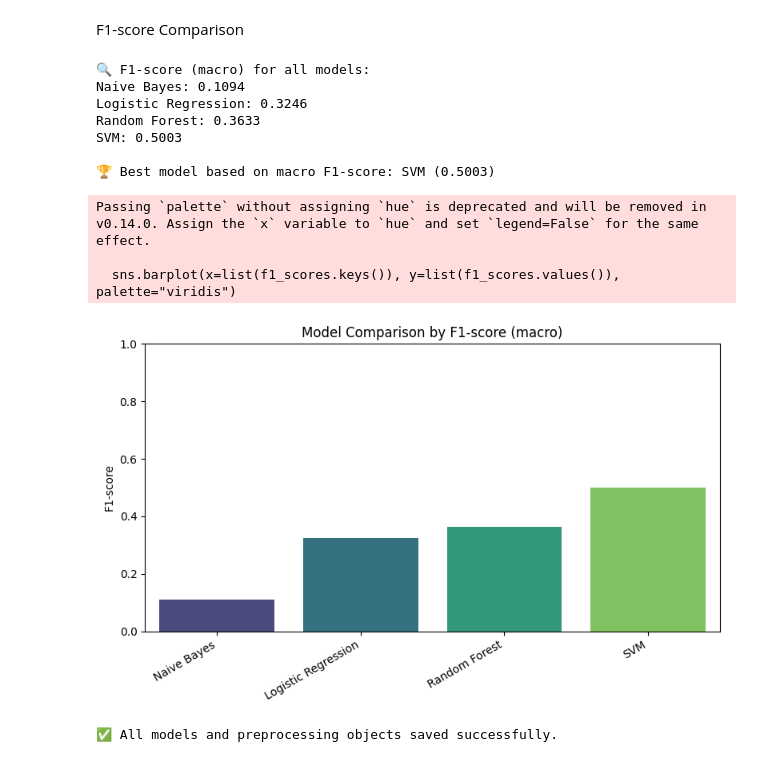
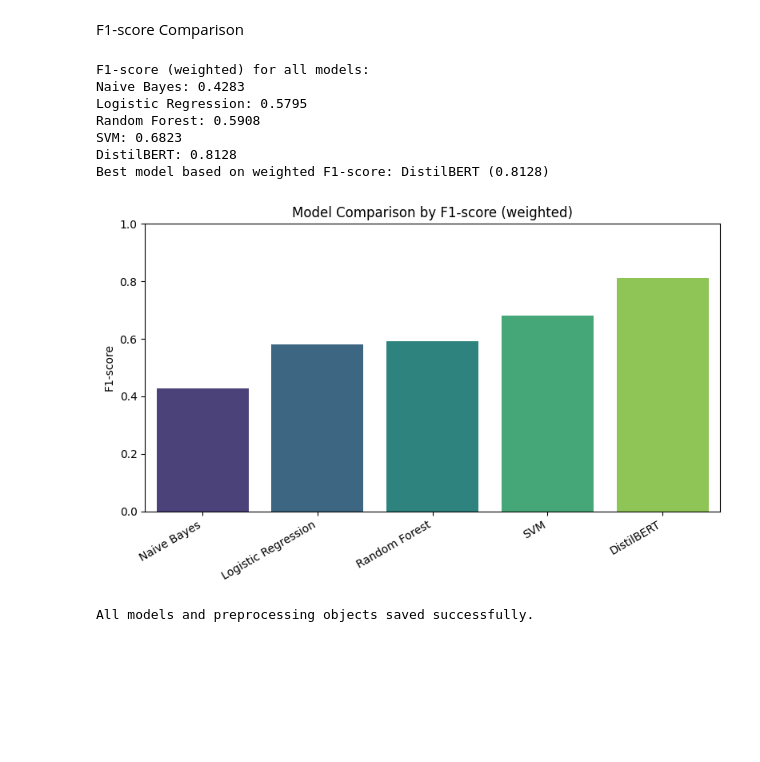
Before and after one commit to AnastasiyaDmrsk/book_classification, a Jupyter notebook: proyecto.ipynb, the cells around one changed output. Cells and saved outputs as stored; diff of their text form; code cells hidden in the pictures; blank space fills up the shorter version.

Commit message:
added DistilBERT and all results in the table

```diff
--- a/proyecto.ipynb
+++ b/proyecto.ipynb
@@ -38,6 +42,9 @@ import pandas as pd
 import matplotlib.pyplot as plt
 import seaborn as sns
 import joblib
+import nltk
+import torch
+from datasets import Dataset
 
 from sklearn.model_selection import train_test_split
 from sklearn.feature_extraction.text import TfidfVectorizer
@@ -49,6 +56,12 @@ from sklearn.svm import LinearSVC
 
 from sklearn.metrics import classification_report, accuracy_score, confusion_matrix, f1_score
 from sklearn.utils.multiclass import unique_labels
+
+from transformers import DistilBertTokenizerFast, DistilBertForSequenceClassification, Trainer, TrainingArguments
+
+
+from nltk.corpus import stopwords
+nltk.download('stopwords')
 
 df = pd.read_csv("data.csv")
 df_clean = df.dropna(subset=["description", "categories"]).copy()
@@ -72,6 +85,6 @@ X_train, X_test, y_train, y_test = train_test_split(
 )
 
 # vectorize descriptions
-vectorizer = TfidfVectorizer(stop_words="english", max_features=5000)
+vectorizer = TfidfVectorizer(stop_words="english", max_features=5000, sublinear_tf=True)
 X_train_vec = vectorizer.fit_transform(X_train)
 X_test_vec = vectorizer.transform(X_test)
@@ -158,50 +265,51 @@ plt.show()
 F1-score Comparison
 # %%
 f1_scores = {
-    "Naive Bayes": f1_score(y_test, y_pred_nb, average="macro", zero_division=0),
-    "Logistic Regression": f1_score(y_test, y_pred_lr, average="macro", zero_division=0),
-    "Random Forest": f1_score(y_test, y_pred_rf, average="macro", zero_division=0),
-    "SVM": f1_score(y_test, y_pred_svm, average="macro", zero_division=0)
+    "Naive Bayes": f1_score(y_test, y_pred_nb, average="weighted", zero_division=0),
+    "Logistic Regression": f1_score(y_test, y_pred_lr, average="weighted", zero_division=0),
+    "Random Forest": f1_score(y_test, y_pred_rf, average="weighted", zero_division=0),
+    "SVM": f1_score(y_test, y_pred_svm, average="weighted", zero_division=0),
+    "DistilBERT" : eval_result.get("eval_f1")
 }
 # Print F1-scores
-print("\n🔍 F1-score (macro) for all models:")
+print("\nF1-score (weighted) for all models:")
 for model_name, score in f1_scores.items():
     print(f"{model_name}: {score:.4f}")
 
 # Find the best model
 best_model_name = max(f1_scores, key=f1_scores.get)
 best_f1_score = f1_scores[best_model_name]
-print(f"\n🏆 Best model based on macro F1-score: {best_model_name} ({best_f1_score:.4f})")
+print(f"Best model based on weighted F1-score: {best_model_name} ({best_f1_score:.4f})")
+
+model_names = list(f1_scores.keys())
+f1_vals = list(f1_scores.values())
 
 # Plot F1-score comparison
 plt.figure(figsize=(8, 5))
-sns.barplot(x=list(f1_scores.keys()), y=list(f1_scores.values()), palette="viridis")
-plt.title("Model Comparison by F1-score (macro)")
+sns.barplot(x=model_names, y=f1_vals, hue=model_names, palette="viridis", legend=False)
+plt.title("Model Comparison by F1-score (weighted)")
 plt.ylabel("F1-score")
 plt.ylim(0, 1)
 plt.xticks(rotation=30, ha='right')
 plt.tight_layout()
 plt.show()
 
 # === Save all models and encoders ===
 joblib.dump(model_nb, "genre_classifier_nb.pkl")
 joblib.dump(log_reg, "genre_classifier_logreg.pkl")
 joblib.dump(rf_model, "genre_classifier_rf.pkl")
 joblib.dump(svm_model, "genre_classifier_svm.pkl")
 joblib.dump(vectorizer, "tfidf_vectorizer.pkl")
 joblib.dump(label_encoder, "label_encoder.pkl")
 
-print("\n✅ All models and preprocessing objects saved successfully.")
+print("All models and preprocessing objects saved successfully.")
 # %% [output]
-🔍 F1-score (macro) for all models:
-Naive Bayes: 0.1094
-Logistic Regression: 0.3246
-Random Forest: 0.3633
-SVM: 0.5003
-
-🏆 Best model based on macro F1-score: SVM (0.5003)
+F1-score (weighted) for all models:
+Naive Bayes: 0.4283
+Logistic Regression: 0.5795
+Random Forest: 0.5908
+SVM: 0.6823
+DistilBERT: 0.8128
+Best model based on weighted F1-score: DistilBERT (0.8128)
+[figure, new version]
-Passing `palette` without assigning `hue` is deprecated and will be removed in v0.14.0. Assign the `x` variable to `hue` and set `legend=False` for the same effect.
-
-  sns.barplot(x=list(f1_scores.keys()), y=list(f1_scores.values()), palette="viridis")
+All models and preprocessing objects saved successfully.
-[figure, old version]
-✅ All models and preprocessing objects saved successfully.
```
Also changed, not shown: parts of 6 cells of this notebook, 7 other files.
